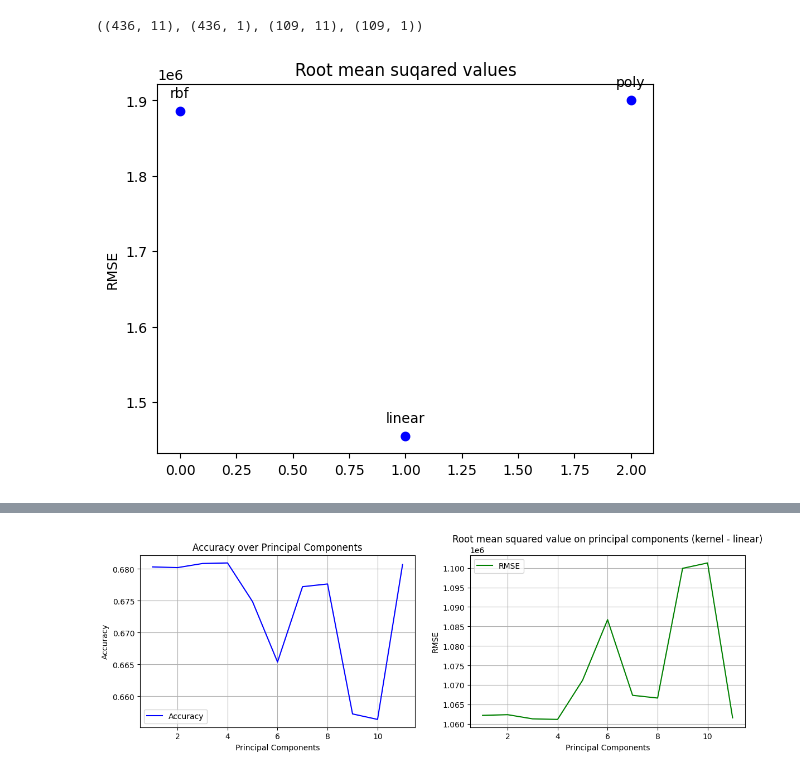
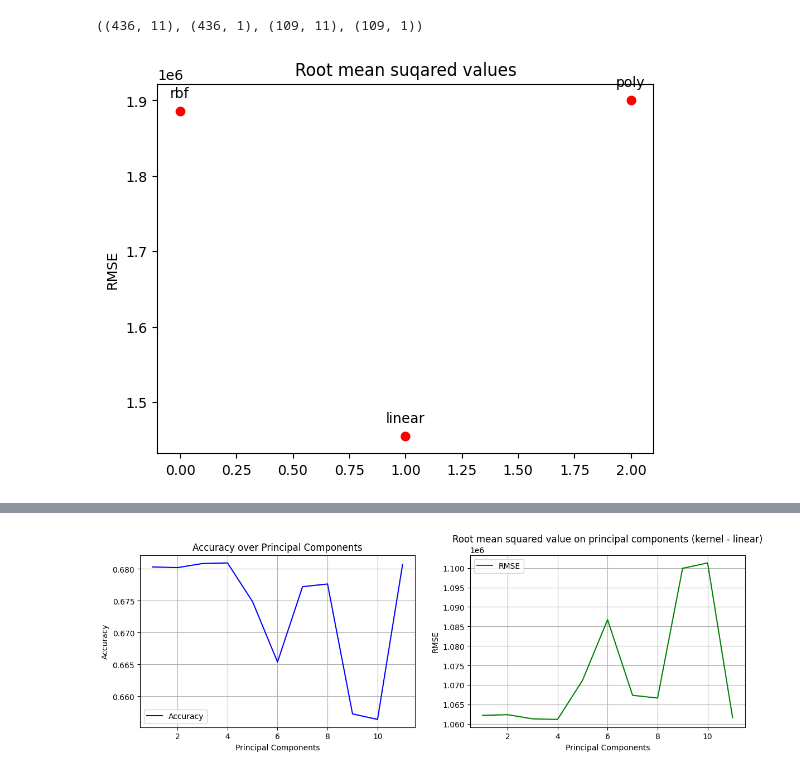
Before and after one commit to UmaNagirireddi/ML_Assignment4, a Jupyter notebook: ML_Ast4.ipynb, the cells around one changed output, grey strips where cells are left out. Drawn from its saved outputs; the diff is of its cells as text; code cells hidden in the pictures.

```diff
--- a/ML_Ast4.ipynb
+++ b/ML_Ast4.ipynb
@@ -304,17 +304,17 @@ rbf_error, lin_error, poly_error = mean_squared_error(y_test, y_rbf) ** 0.5, mea
 # %%
 error = [rbf_error, lin_error, poly_error]
 values = ['rbf', 'linear', 'poly']
 
-plt.scatter(range(len(error)), error, marker='o', color='blue', label='Data Points')
+plt.scatter(range(len(error)), error, marker='o', color='Red', label='Data Points')
 for i, value in enumerate(values):
     plt.annotate(value, (i, error[i]), textcoords="offset points", xytext=(0,10), ha='center')
 
 plt.ylabel('RMSE')
 plt.title('Root mean suqared values')
 
 plt.show()
 # %% [output]
-[figure, old version]
+[figure, new version]
 # %%
 scalar = StandardScaler()
 X = df[input_features]
```
